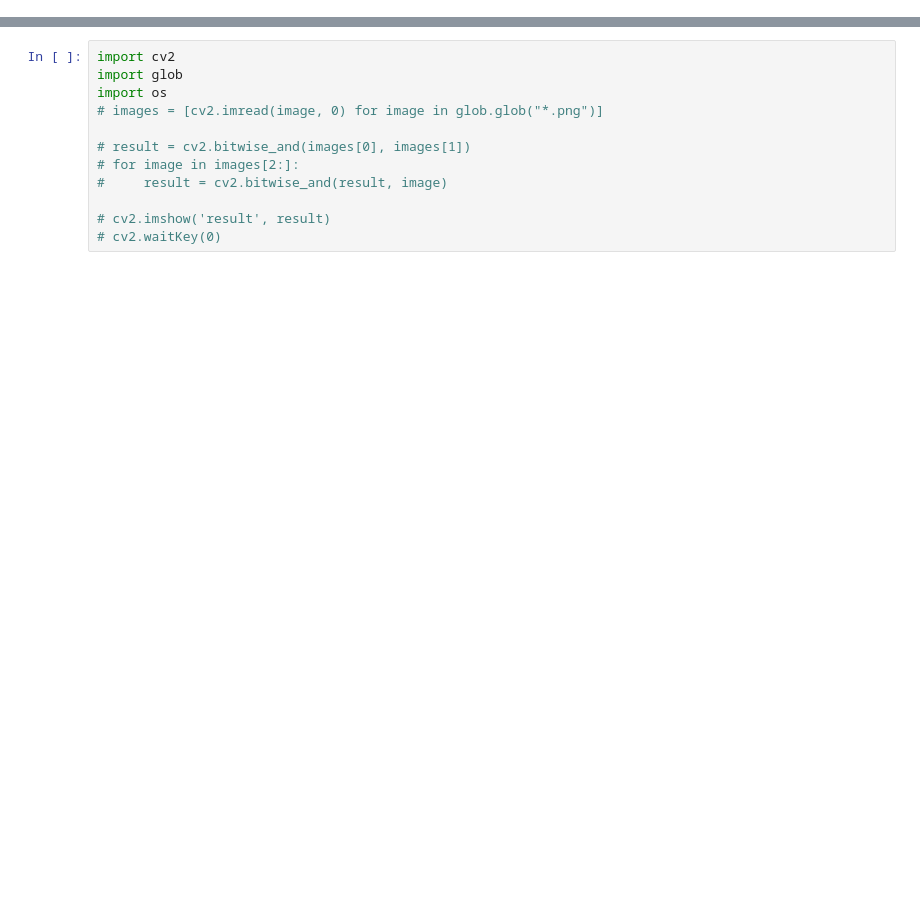
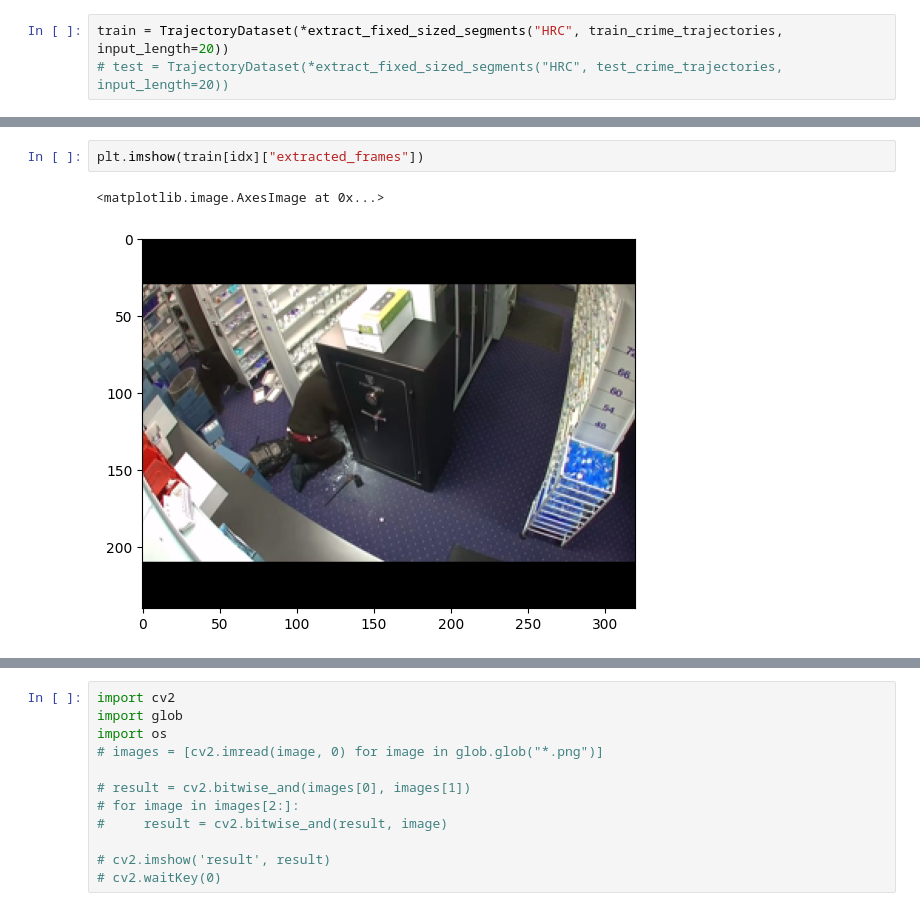
Before and after one commit to ratheeshaditya/thesis, a Jupyter notebook: aditya_test.ipynb, the cells around one changed output, grey strips where cells are left out. Drawn from its saved outputs; the diff is of its cells as text; blank space fills up the shorter version.

```diff
--- a/aditya_test.ipynb
+++ b/aditya_test.ipynb
@@ -81,0 +62,3 @@ array([11, 11, 11, 11, 11, 11, 11, 11, 11, 11, 11, 11, 11, 11, 11, 11, 11,
+# %%
+train = TrajectoryDataset(*extract_fixed_sized_segments("HRC", train_crime_trajectories, input_length=20))
+# test = TrajectoryDataset(*extract_fixed_sized_segments("HRC", test_crime_trajectories, input_length=20))
@@ -81,0 +88,5 @@ array([11, 11, 11, 11, 11, 11, 11, 11, 11, 11, 11, 11, 11, 11, 11, 11, 11,
+# %%
+plt.imshow(train[idx]["extracted_frames"])
+# %% [output]
+<matplotlib.image.AxesImage at 0x...>
+[figure, added]
```
Also changed, not shown: parts of 134 cells of this notebook, 7 other files.
